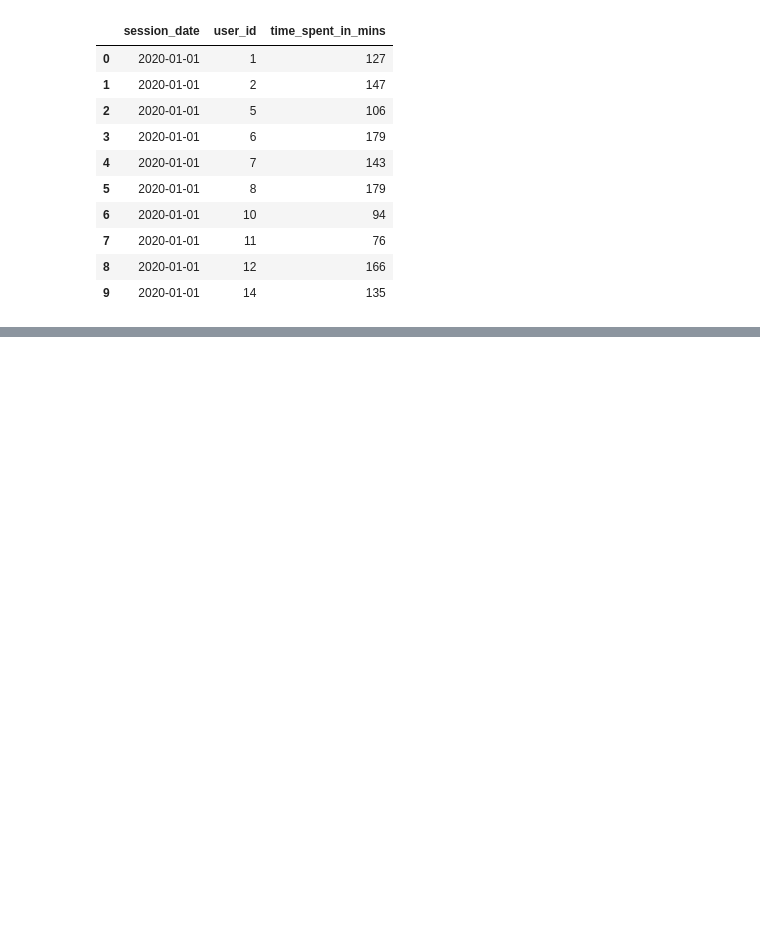
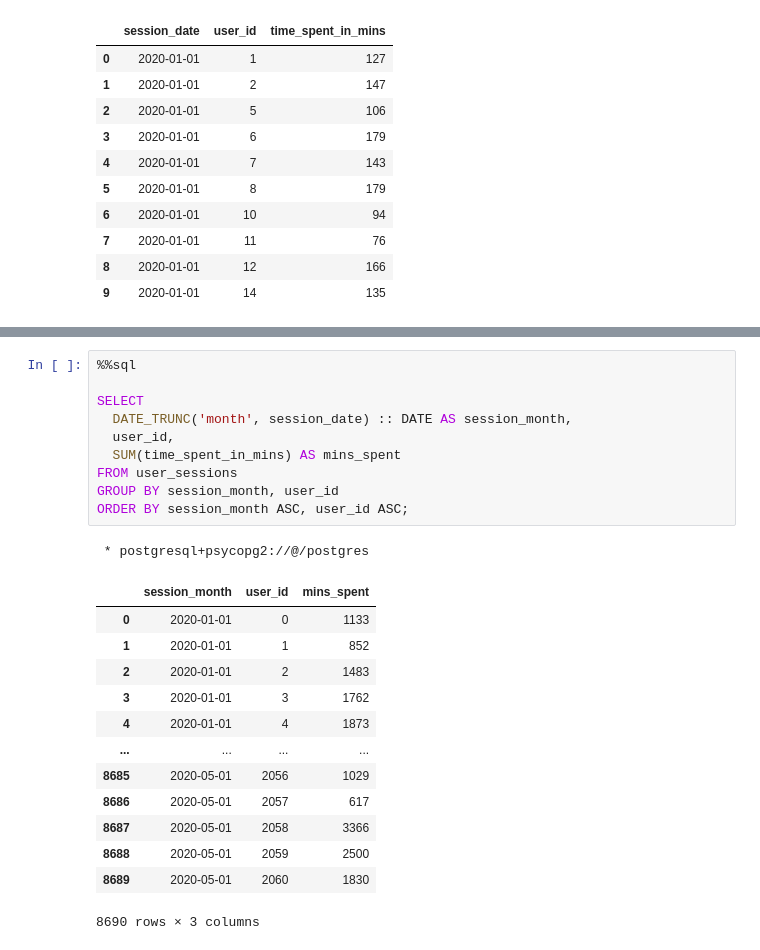
Before and after one commit to datacamp/data-analysis-in-sql-live-training, a Jupyter notebook: notebooks/PostgreSQL_live_session_template.ipynb, the cells around one changed output, grey strips where cells are left out. Drawn from its saved outputs; the diff is of its cells as text; blank space fills up the shorter version.

```diff
--- a/notebooks/PostgreSQL_live_session_template.ipynb
+++ b/notebooks/PostgreSQL_live_session_template.ipynb
@@ -88,0 +246,25 @@ LIMIT 10;
+# %%
+%%sql
+
+SELECT
+  DATE_TRUNC('month', session_date) :: DATE AS session_month,
+  user_id,
+  SUM(time_spent_in_mins) AS mins_spent
+FROM user_sessions
+GROUP BY session_month, user_id
+ORDER BY session_month ASC, user_id ASC;
+# %% [output]
+ * postgresql+psycopg2://@/postgres
+|  | session_month | user_id | mins_spent |
+| 0 | 2020-01-01 | 0 | 1133 |
+| 1 | 2020-01-01 | 1 | 852 |
+| 2 | 2020-01-01 | 2 | 1483 |
+| 3 | 2020-01-01 | 3 | 1762 |
+| 4 | 2020-01-01 | 4 | 1873 |
+| ... | ... | ... | ... |
+| 8685 | 2020-05-01 | 2056 | 1029 |
+| 8686 | 2020-05-01 | 2057 | 617 |
+| 8687 | 2020-05-01 | 2058 | 3366 |
+| 8688 | 2020-05-01 | 2059 | 2500 |
+| 8689 | 2020-05-01 | 2060 | 1830 |
+8690 rows × 3 columns
```
Also changed, not shown: parts of 7 cells of this notebook.
